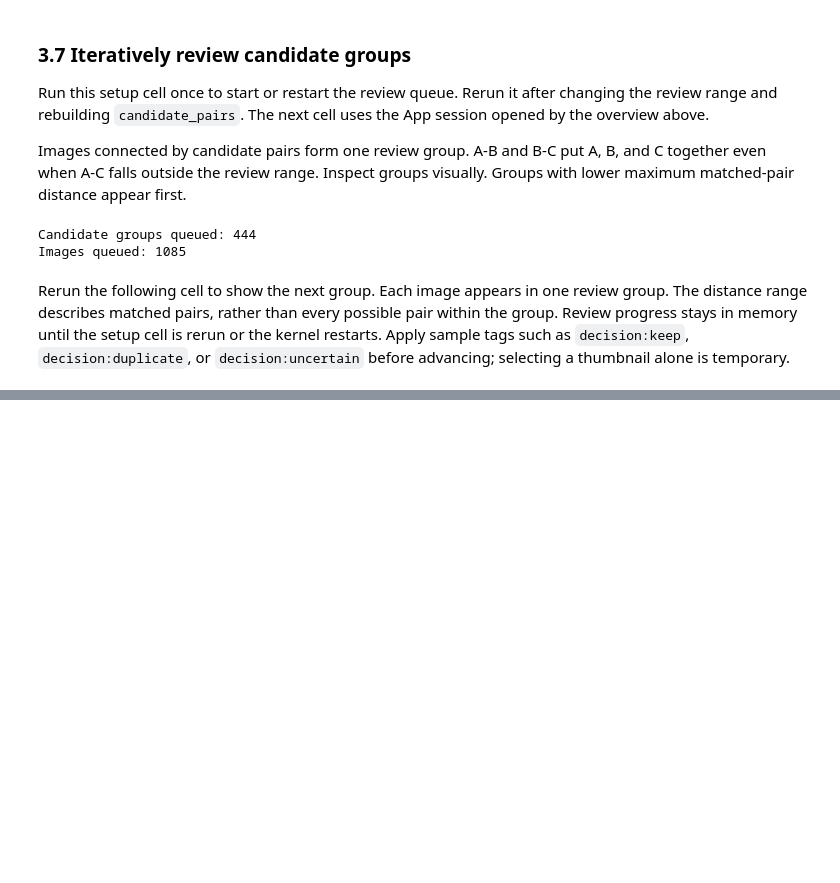
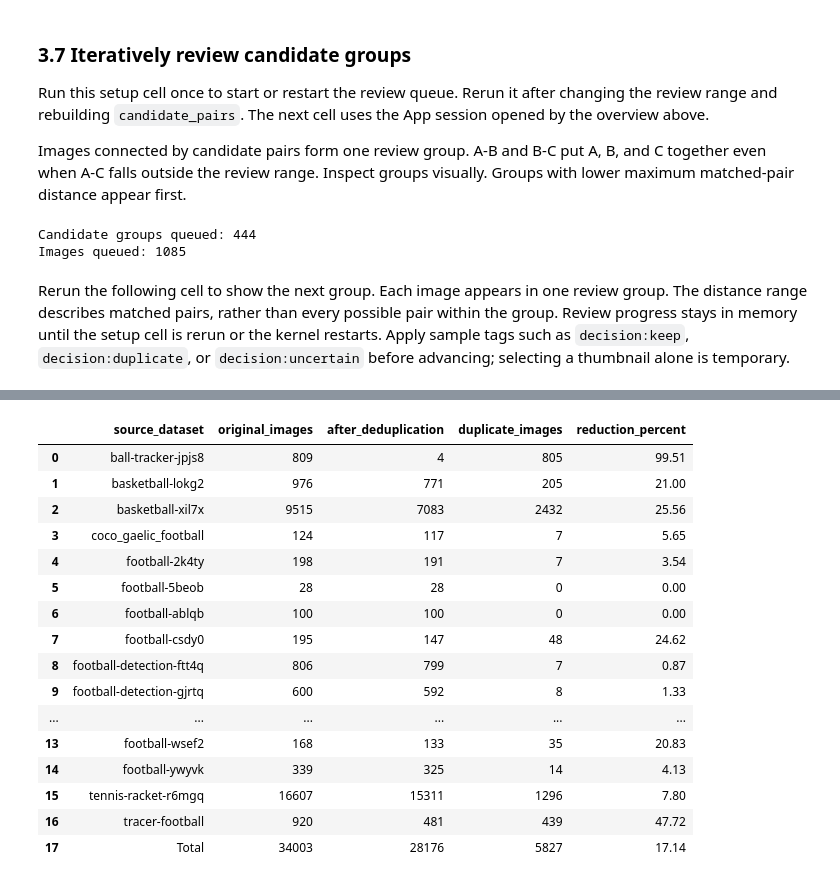
Before and after one commit to clymber/object_detection, a Jupyter notebook: dataset/notebooks/nb01.07-ball_detect_dataset/nb01.07.02-deduplicate.ipynb, the cells around one changed output, grey strips where cells are left out. Drawn from its saved outputs; the diff is of its cells as text; code cells hidden in the pictures; blank space fills up the shorter version.

```diff
--- a/dataset/notebooks/nb01.07-ball_detect_dataset/nb01.07.02-deduplicate.ipynb
+++ b/dataset/notebooks/nb01.07-ball_detect_dataset/nb01.07.02-deduplicate.ipynb
@@ -565,0 +716,56 @@ session.show()
+# %%
+source_original_counts = cast(
+    dict[str | None, int], master.count_values("source_dataset")
+)
+retained_view = (
+    master.match_tags(list(duplicate_review_tag_counts), bool=False)
+    if duplicate_review_tag_counts else master.view()
+)
+source_retained_counts = cast(
+    dict[str | None, int], retained_view.count_values("source_dataset")
+)
+source_deduplication_summary = pd.DataFrame(
+    [
+        (
+            source if source is not None else "(unknown)",
+            count,
+            source_retained_counts.get(source, 0),
+        )
+        for source, count in sorted(
+            source_original_counts.items(), key=lambda item: item[0] or ""
+        )
+    ],
+    columns=["source_dataset", "original_images", "after_deduplication"],
+)
+source_deduplication_summary.loc[len(source_deduplication_summary)] = (
+    "Total",
+    sum(source_original_counts.values()),
+    sum(source_retained_counts.values()),
+)
+source_deduplication_summary["duplicate_images"] = (
+    source_deduplication_summary["original_images"]
+    - source_deduplication_summary["after_deduplication"]
+)
+source_deduplication_summary["reduction_percent"] = (
+    100 * source_deduplication_summary["duplicate_images"]
+    / source_deduplication_summary["original_images"].replace(0, float("nan"))
+).fillna(0).round(2)
+display(source_deduplication_summary)
+# %% [output]
+|  | source_dataset | original_images | after_deduplication | duplicate_images | reduction_percent |
+| 0 | ball-tracker-jpjs8 | 809 | 4 | 805 | 99.51 |
+| 1 | basketball-lokg2 | 976 | 771 | 205 | 21.00 |
+| 2 | basketball-xil7x | 9515 | 7083 | 2432 | 25.56 |
+| 3 | coco_gaelic_football | 124 | 117 | 7 | 5.65 |
+| 4 | football-2k4ty | 198 | 191 | 7 | 3.54 |
+| 5 | football-5beob | 28 | 28 | 0 | 0.00 |
+| 6 | football-ablqb | 100 | 100 | 0 | 0.00 |
+| 7 | football-csdy0 | 195 | 147 | 48 | 24.62 |
+| 8 | football-detection-ftt4q | 806 | 799 | 7 | 0.87 |
+| 9 | football-detection-gjrtq | 600 | 592 | 8 | 1.33 |
+| ... | ... | ... | ... | ... | ... |
+| 13 | football-wsef2 | 168 | 133 | 35 | 20.83 |
+| 14 | football-ywyvk | 339 | 325 | 14 | 4.13 |
+| 15 | tennis-racket-r6mgq | 16607 | 15311 | 1296 | 7.80 |
+| 16 | tracer-football | 920 | 481 | 439 | 47.72 |
+| 17 | Total | 34003 | 28176 | 5827 | 17.14 |
```
Also changed, not shown: parts of 20 cells of this notebook, 1 other file.
